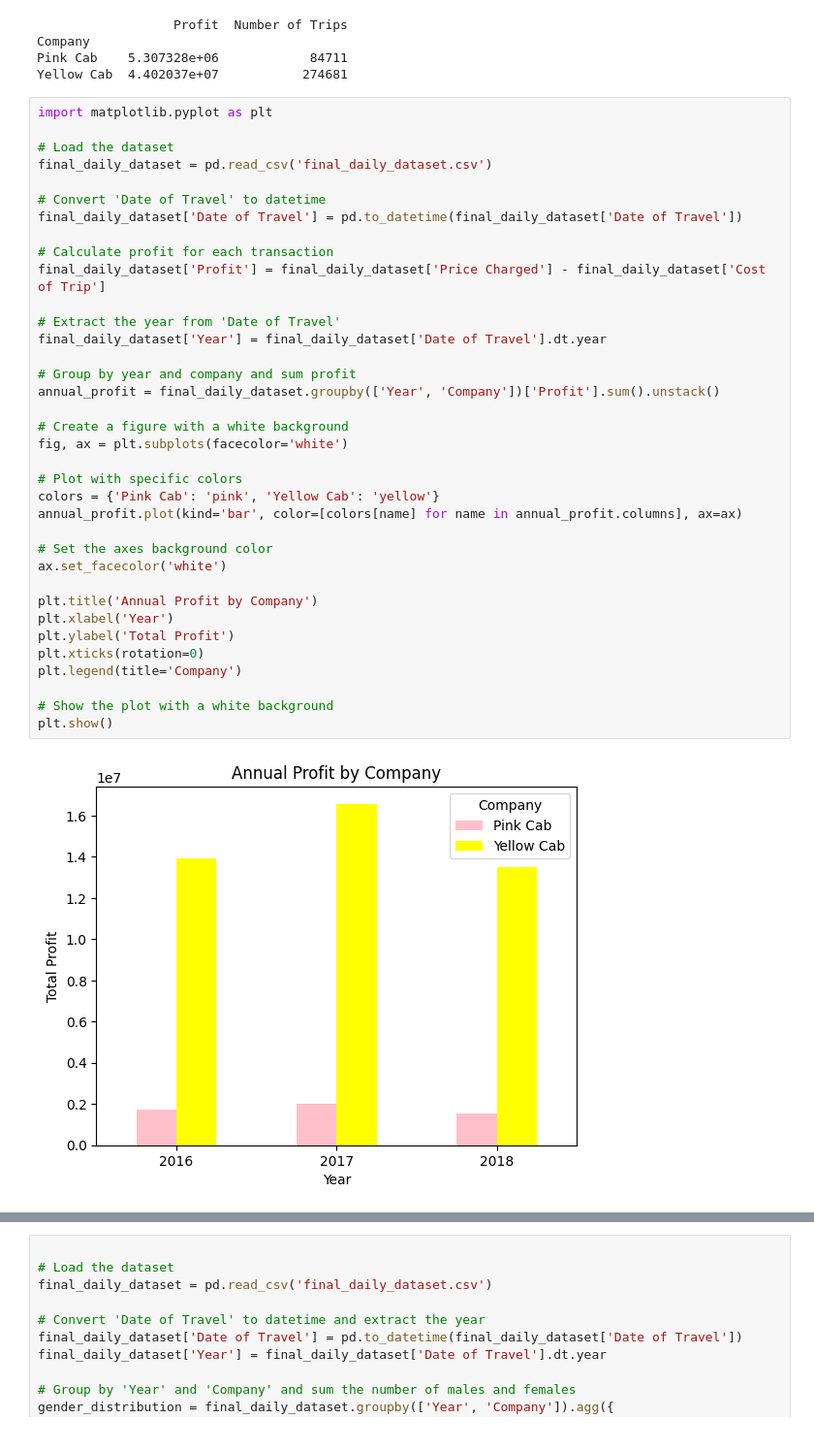
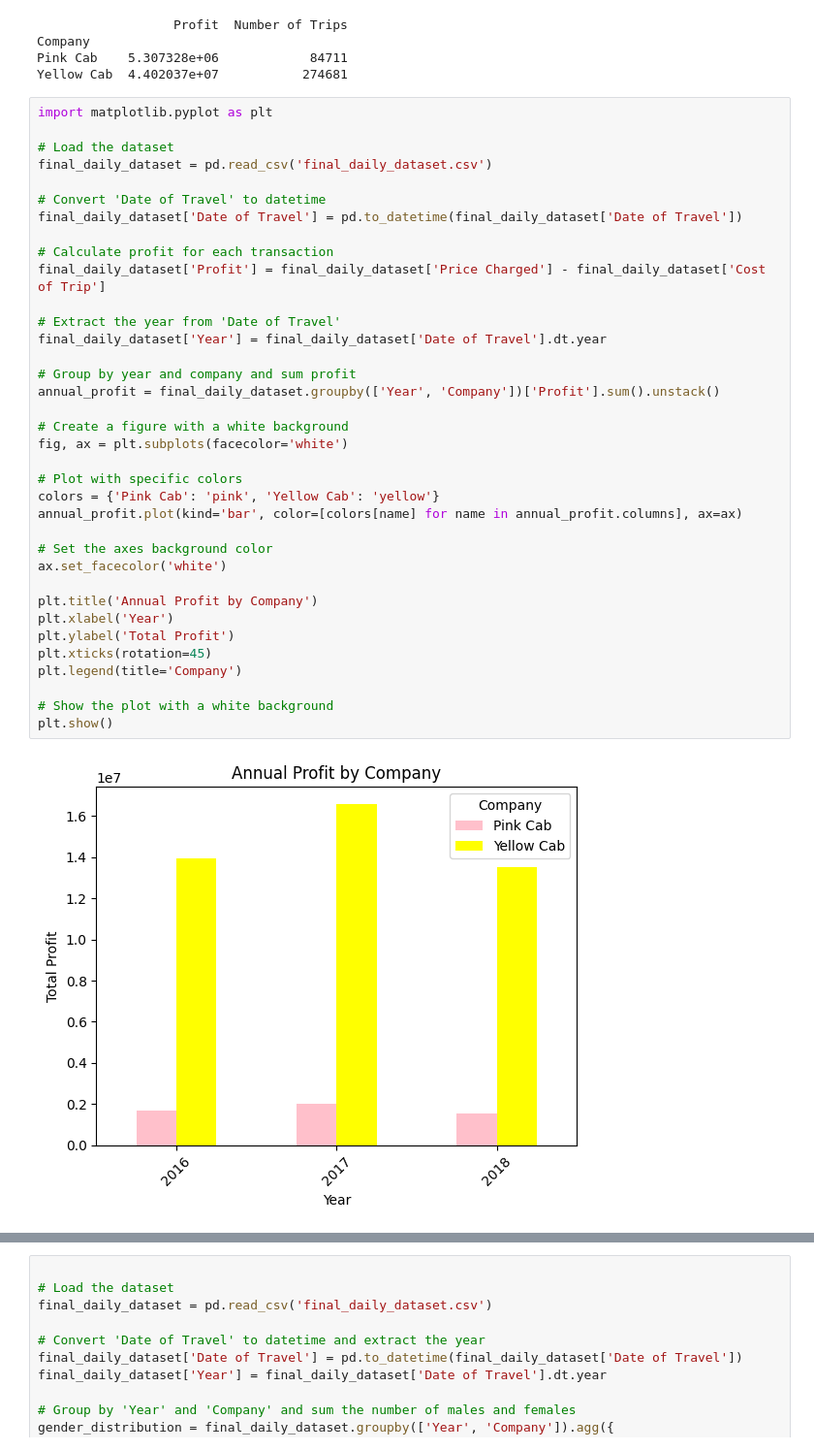
Before and after one commit to MHosseinTavakoliD/DataGlacier, a Jupyter notebook: Week2/Week2.ipynb, the cells around one changed output, grey strips where cells are left out. Shown at 97% size. Cells and saved outputs as stored; diff of their text form.

```diff
--- a/Week2/Week2.ipynb
+++ b/Week2/Week2.ipynb
@@ -102,32 +102,32 @@ final_daily_dataset = pd.read_csv('final_daily_dataset.csv')
 # Convert 'Date of Travel' to datetime
 final_daily_dataset['Date of Travel'] = pd.to_datetime(final_daily_dataset['Date of Travel'])
 
 # Calculate profit for each transaction
 final_daily_dataset['Profit'] = final_daily_dataset['Price Charged'] - final_daily_dataset['Cost of Trip']
 
 # Extract the year from 'Date of Travel'
 final_daily_dataset['Year'] = final_daily_dataset['Date of Travel'].dt.year
 
 # Group by year and company and sum profit
 annual_profit = final_daily_dataset.groupby(['Year', 'Company'])['Profit'].sum().unstack()
 
 # Create a figure with a white background
 fig, ax = plt.subplots(facecolor='white')
 
 # Plot with specific colors
 colors = {'Pink Cab': 'pink', 'Yellow Cab': 'yellow'}
 annual_profit.plot(kind='bar', color=[colors[name] for name in annual_profit.columns], ax=ax)
 
 # Set the axes background color
 ax.set_facecolor('white')
 
 plt.title('Annual Profit by Company')
 plt.xlabel('Year')
 plt.ylabel('Total Profit')
-plt.xticks(rotation=0)
+plt.xticks(rotation=45)
 plt.legend(title='Company')
 
 # Show the plot with a white background
 plt.show()
 # %% [output]
-[figure, old version]
+[figure, new version]
```
Also changed, not shown: parts of 3 cells of this notebook, 2 other files.
